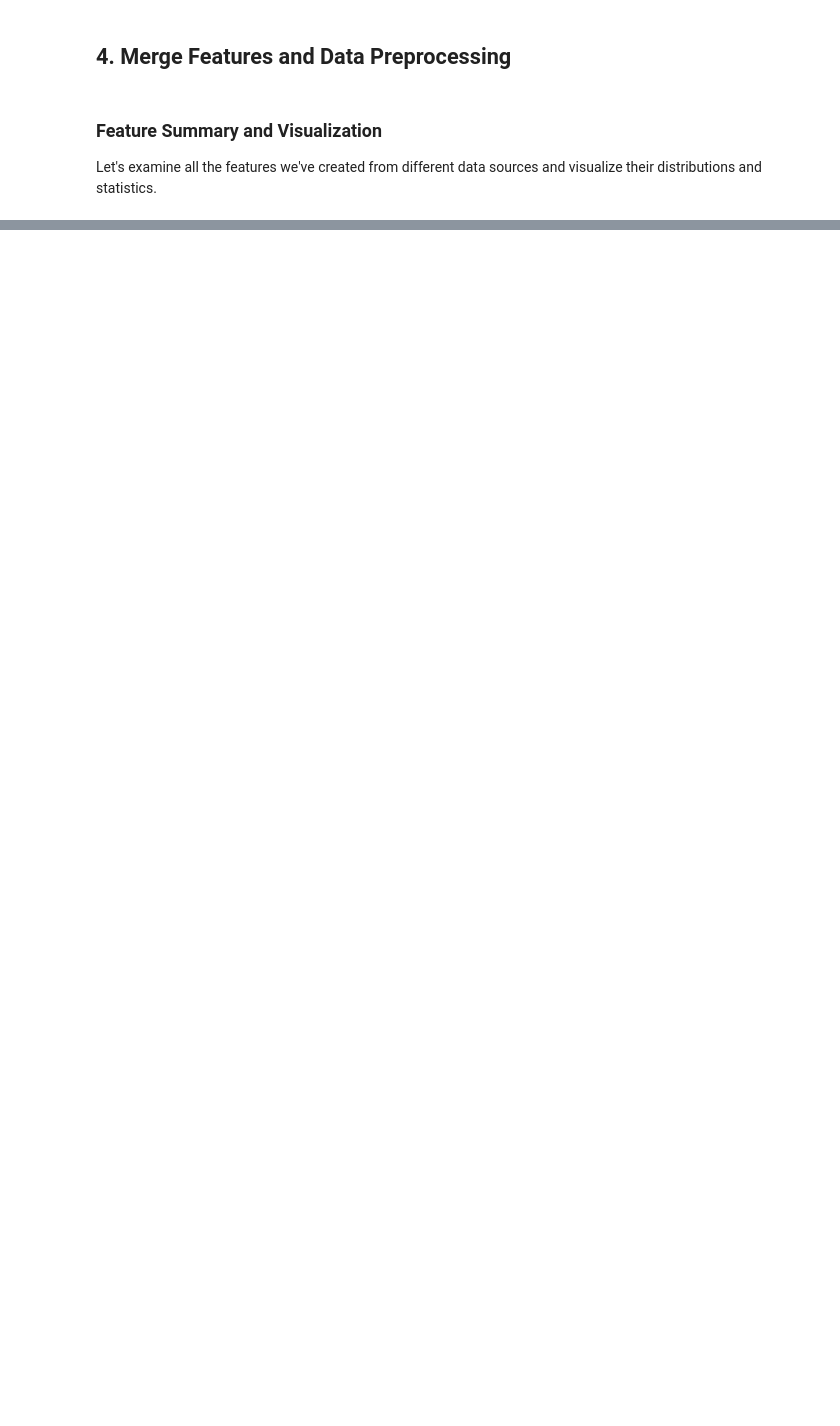
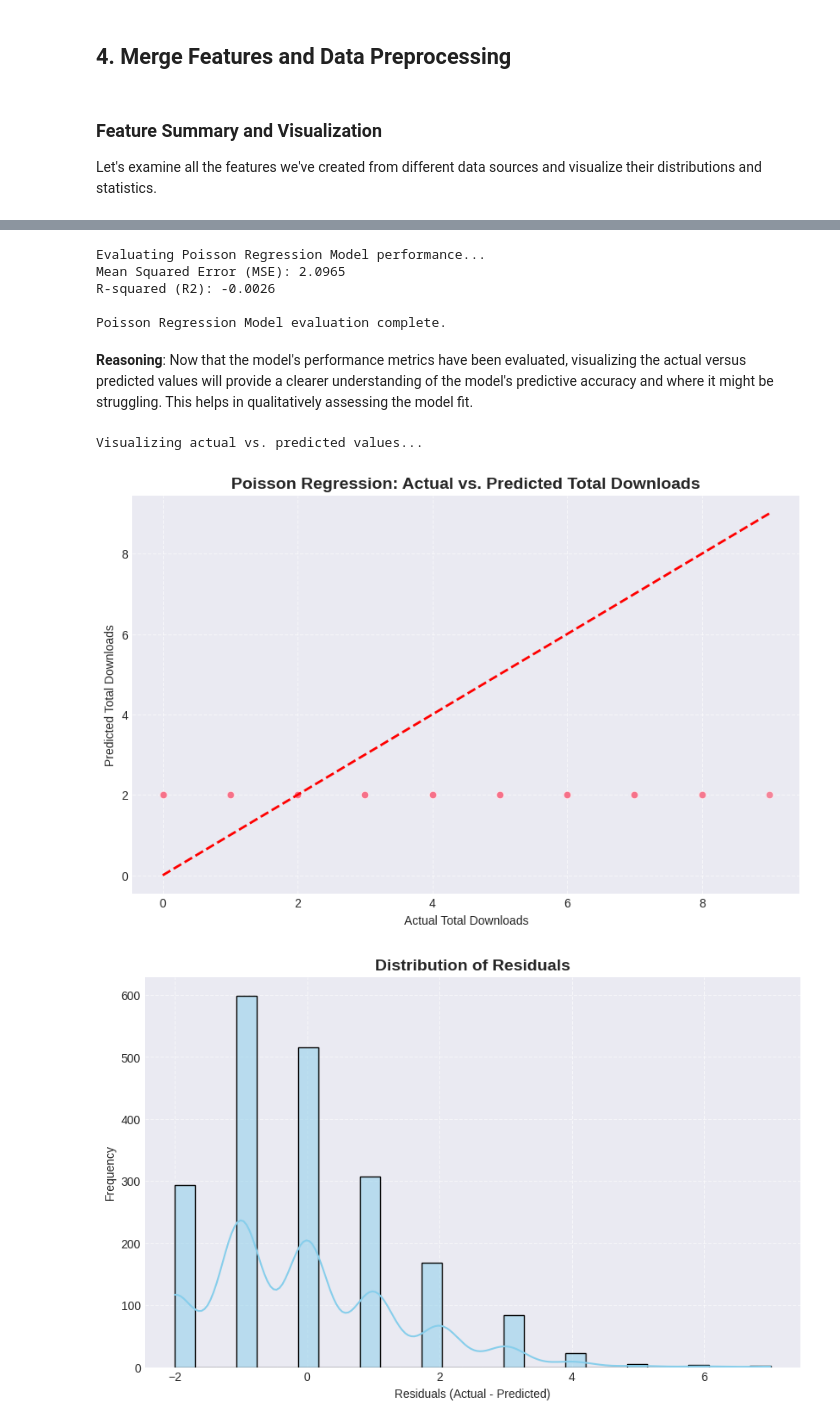
Before and after one commit to yiyue02/5052_final_project, a Jupyter notebook: random_forest.ipynb, the cells around one changed output, grey strips where cells are left out. Cells and saved outputs as stored; diff of their text form; code cells hidden in the pictures; blank space fills up the shorter version.

```diff
--- a/random_forest.ipynb
+++ b/random_forest.ipynb
@@ -1973,0 +1317,22 @@ print(f"{'='*80}")
+# %%
+print("\nTraining Poisson Regression Model...")
+
+from sklearn.linear_model import PoissonRegressor
+from sklearn.metrics import mean_squared_error, r2_score
+
+# Initialize Poisson Regressor model
+poisson_model = PoissonRegressor(alpha=1.0, max_iter=1000, tol=1e-3, verbose=0, fit_intercept=True)
+
+# Train the model
+poisson_model.fit(X_train_poisson, y_train_poisson)
+
+print("Poisson Regression Model training complete.")
+
+# Predict on the test set
+print("\nMaking predictions on the test set...")
+y_pred_poisson = poisson_model.predict(X_test_poisson)
+
+# Ensure predictions are non-negative integers for count data
+y_pred_poisson = np.round(np.maximum(0, y_pred_poisson)).astype(int)
+
+print("Predictions generated.")
@@ -1973,0 +1348,45 @@ print(f"{'='*80}")
+# %%
+print("\nEvaluating Poisson Regression Model performance...")
+
+# Evaluate the model
+mse = mean_squared_error(y_test_poisson, y_pred_poisson)
+r2 = r2_score(y_test_poisson, y_pred_poisson)
+
+print(f"Mean Squared Error (MSE): {mse:.4f}")
+print(f"R-squared (R2): {r2:.4f}")
+
+print("\nPoisson Regression Model evaluation complete.")
+# %% [output]
+Evaluating Poisson Regression Model performance...
+Mean Squared Error (MSE): 2.0965
+R-squared (R2): -0.0026
+
+Poisson Regression Model evaluation complete.
+# %% [markdown]
+**Reasoning**:
+Now that the model's performance metrics have been evaluated, visualizing the actual versus predicted values will provide a clearer understanding of the model's predictive accuracy and where it might be struggling. This helps in qualitatively assessing the model fit.
+# %%
+print("\nVisualizing actual vs. predicted values...")
+
+plt.figure(figsize=(10, 6))
+sns.scatterplot(x=y_test_poisson, y=y_pred_poisson, alpha=0.6)
+plt.plot([y_test_poisson.min(), y_test_poisson.max()], [y_test_poisson.min(), y_test_poisson.max()], 'r--', lw=2)
+plt.xlabel('Actual Total Downloads')
+plt.ylabel('Predicted Total Downloads')
+plt.title('Poisson Regression: Actual vs. Predicted Total Downloads', fontsize=14, fontweight='bold')
+plt.grid(True, linestyle='--', alpha=0.6)
+plt.show()
+
+# Also plot residuals to check for patterns
+residuals = y_test_poisson - y_pred_poisson
+plt.figure(figsize=(10, 6))
+sns.histplot(residuals, kde=True, color='skyblue')
+plt.xlabel('Residuals (Actual - Predicted)')
+plt.ylabel('Frequency')
+plt.title('Distribution of Residuals', fontsize=14, fontweight='bold')
+plt.grid(True, linestyle='--', alpha=0.6)
+plt.show()
+# %% [output]
+Visualizing actual vs. predicted values...
+[figure, added]
+[figure, added]
```
Also changed, not shown: parts of 91 cells of this notebook.
